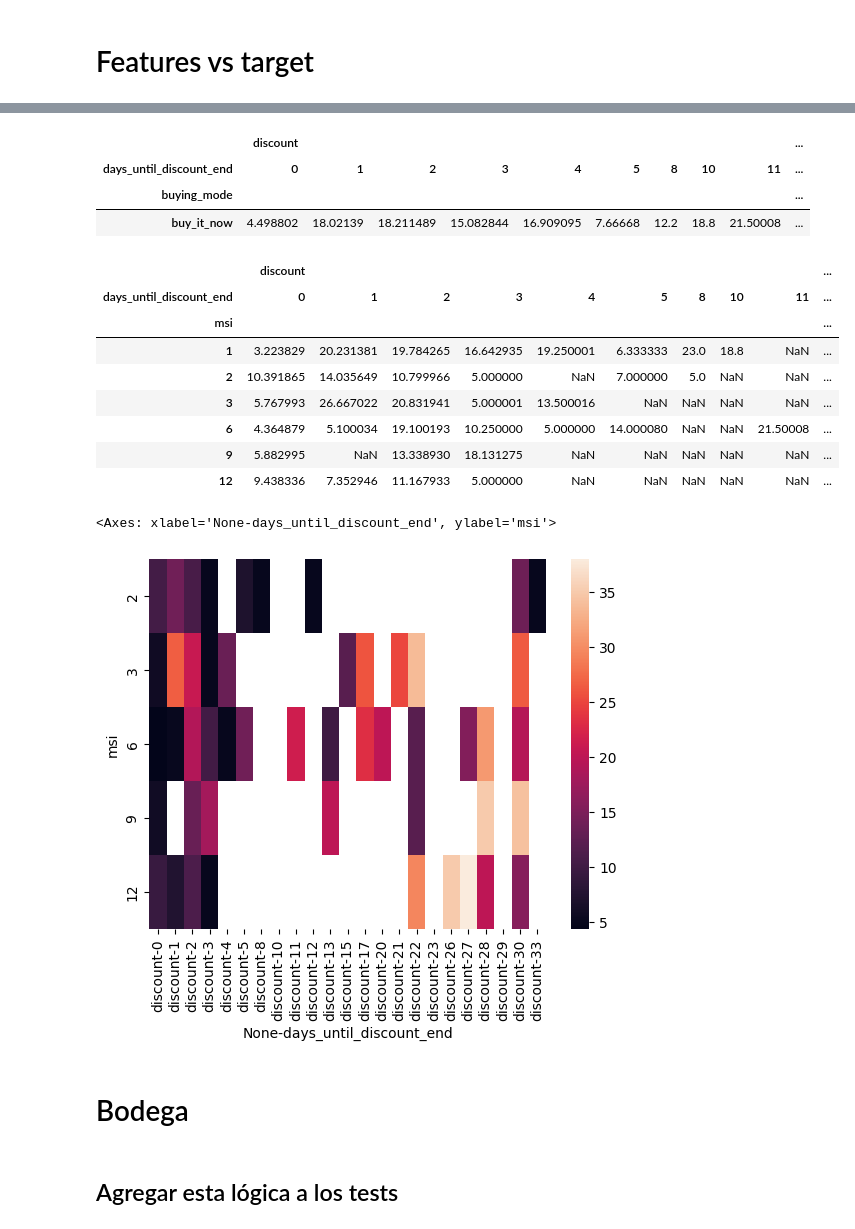
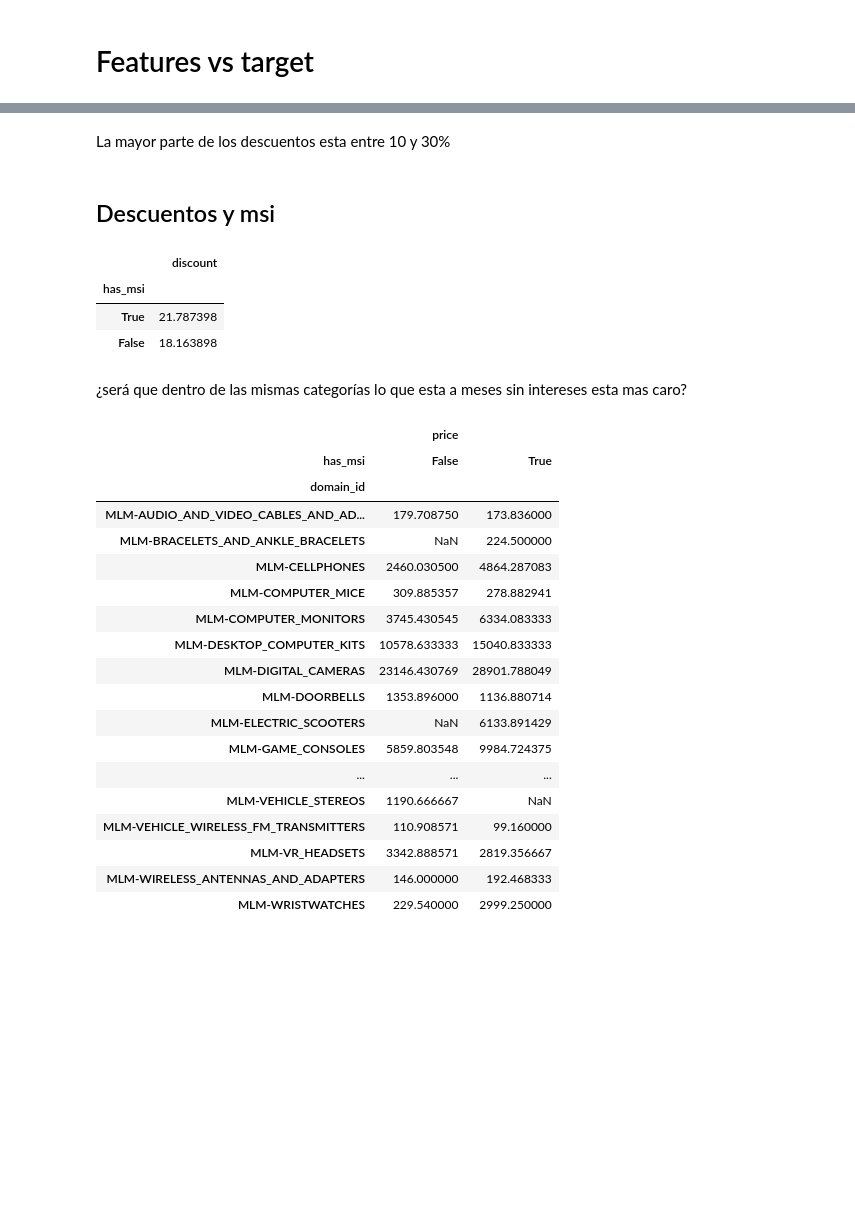
Before and after one commit to CarmenDeni/meli, a Jupyter notebook: notebooks/2.0 _feature_exploration.ipynb, the cells around one changed output, grey strips where cells are left out. Cells and saved outputs as stored; diff of their text form; code cells hidden in the pictures; blank space fills up the shorter version.

```diff
--- a/notebooks/2.0 _feature_exploration.ipynb
+++ b/notebooks/2.0 _feature_exploration.ipynb
@@ -91,0 +110,4 @@ sns.pairplot(df)
+# %%
+df["has_discount"] = df.discount > 0
+
+(df[df.has_discount].groupby("domain_id").count().discount/df.groupby("domain_id").count().discount).sort_values(ascending = False)
@@ -137,30 +163,37 @@ Index(['discount', 'buying_mode', 'installment_quantity', 'installment_rate',
+# %% [markdown]
+La mayor parte de los descuentos esta entre 10 y 30%
+# %% [markdown]
+## Descuentos y msi
 # %%
-result = analyst.analyze_by_features(['buying_mode', "days_until_discount_end"]).unstack()
+result = analyst.analyze_by_features(["has_msi"]).sort_values(by = "discount",ascending = False)
 result
 # %% [output]
-|  | discount |  |  |  |  |  |  |  |  | ... |
-| days_until_discount_end | 0 | 1 | 2 | 3 | 4 | 5 | 8 | 10 | 11 | ... |
-| buying_mode |  |  |  |  |  |  |  |  |  | ... |
-| buy_it_now | 4.498802 | 18.02139 | 18.211489 | 15.082844 | 16.909095 | 7.66668 | 12.2 | 18.8 | 21.50008 | ... |
+|  | discount |
+| has_msi |  |
+| True | 21.787398 |
+| False | 18.163898 |
+# %% [markdown]
+¿será que dentro de las mismas categorías lo que esta a meses sin intereses esta mas caro?
 # %%
-result = analyst.analyze_by_features(['msi', "days_until_discount_end"]).unstack()
+result = analyst.analyze_by_features(["has_msi", "domain_id"], col = "price").unstack(0)#.sort_values(by = "discount",ascending = False)
 result
 # %% [output]
-|  | discount |  |  |  |  |  |  |  |  | ... |
-| days_until_discount_end | 0 | 1 | 2 | 3 | 4 | 5 | 8 | 10 | 11 | ... |
-| msi |  |  |  |  |  |  |  |  |  | ... |
-| 1 | 3.223829 | 20.231381 | 19.784265 | 16.642935 | 19.250001 | 6.333333 | 23.0 | 18.8 | NaN | ... |
-| 2 | 10.391865 | 14.035649 | 10.799966 | 5.000000 | NaN | 7.000000 | 5.0 | NaN | NaN | ... |
-| 3 | 5.767993 | 26.667022 | 20.831941 | 5.000001 | 13.500016 | NaN | NaN | NaN | NaN | ... |
-| 6 | 4.364879 | 5.100034 | 19.100193 | 10.250000 | 5.000000 | 14.000080 | NaN | NaN | 21.50008 | ... |
-| 9 | 5.882995 | NaN | 13.338930 | 18.131275 | NaN | NaN | NaN | NaN | NaN | ... |
-| 12 | 9.438336 | 7.352946 | 11.167933 | 5.000000 | NaN | NaN | NaN | NaN | NaN | ... |
+|  | price |  |
+| has_msi | False | True |
+| domain_id |  |  |
+| MLM-AUDIO_AND_VIDEO_CABLES_AND_AD... | 179.708750 | 173.836000 |
+| MLM-BRACELETS_AND_ANKLE_BRACELETS | NaN | 224.500000 |
+| MLM-CELLPHONES | 2460.030500 | 4864.287083 |
+| MLM-COMPUTER_MICE | 309.885357 | 278.882941 |
+| MLM-COMPUTER_MONITORS | 3745.430545 | 6334.083333 |
+| MLM-DESKTOP_COMPUTER_KITS | 10578.633333 | 15040.833333 |
+| MLM-DIGITAL_CAMERAS | 23146.430769 | 28901.788049 |
+| MLM-DOORBELLS | 1353.896000 | 1136.880714 |
+| MLM-ELECTRIC_SCOOTERS | NaN | 6133.891429 |
+| MLM-GAME_CONSOLES | 5859.803548 | 9984.724375 |
+| ... | ... | ... |
+| MLM-VEHICLE_STEREOS | 1190.666667 | NaN |
+| MLM-VEHICLE_WIRELESS_FM_TRANSMITTERS | 110.908571 | 99.160000 |
+| MLM-VR_HEADSETS | 3342.888571 | 2819.356667 |
+| MLM-WIRELESS_ANTENNAS_AND_ADAPTERS | 146.000000 | 192.468333 |
+| MLM-WRISTWATCHES | 229.540000 | 2999.250000 |
-# %%
-sns.heatmap(result.drop(1))
-# %% [output]
-<Axes: xlabel='None-days_until_discount_end', ylabel='msi'>
-[figure, removed]
-# %% [markdown]
-# Bodega
-# %% [markdown]
-## Agregar esta lógica a los tests
```
Also changed, not shown: parts of 27 cells of this notebook, 16 other files.
